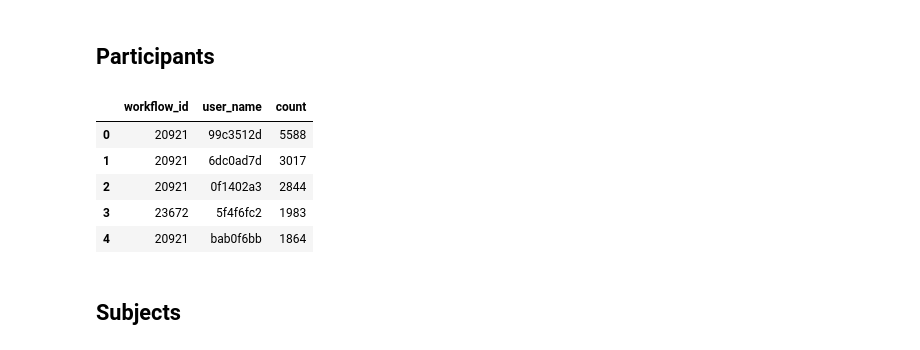
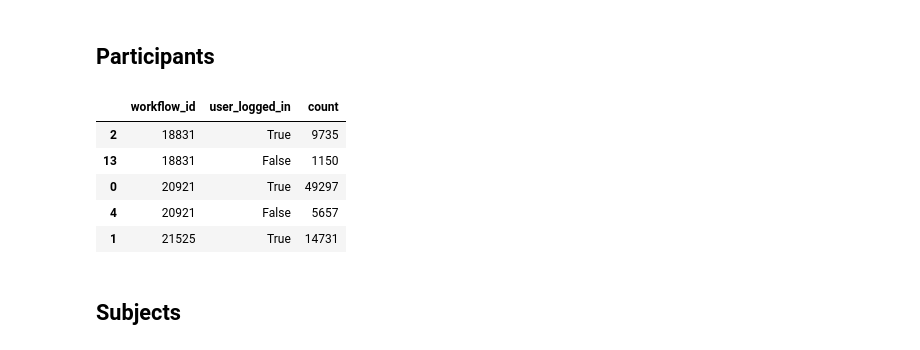
Before and after one commit to kingsdigitallab/lwm-davizct, a Jupyter notebook: notebooks/Export.ipynb, the cells around one changed output. Cells and saved outputs as stored; diff of their text form; code cells hidden in the pictures.

```diff
--- a/notebooks/Export.ipynb
+++ b/notebooks/Export.ipynb
@@ -156,31 +163,25 @@ workflows_df.head(10)
 # %% [markdown]
 ## Participants
 # %%
-participants_df = project.classifications[["workflow_id", "user_name"]]
+participants_df = project.classifications[["workflow_id", "user_logged_in"]]
 participants_df = participants_df[
     participants_df["workflow_id"].isin(projects_workflows)
 ]
 participants_df = participants_df.value_counts(
-    ["workflow_id", "user_name"]
+    ["workflow_id", "user_logged_in"]
 ).reset_index(name="count")
+participants_df = participants_df.sort_values(by="workflow_id")
 
-participants = (
-    participants_df.groupby("workflow_id")
-    .apply(lambda x: x.set_index("user_name")["count"].to_dict())
-    .to_dict()
-)
-
-with open(os.path.join(out_path, "participants.json"), "w") as f:
-    json.dump(participants, f)
+participants_df.to_json(os.path.join(out_path, "participants.json"), orient="records")
 
 participants_df.head()
 # %% [output]
-|  | workflow_id | user_name | count |
-| 0 | 20921 | 99c3512d | 5588 |
-| 1 | 20921 | 6dc0ad7d | 3017 |
-| 2 | 20921 | 0f1402a3 | 2844 |
-| 3 | 23672 | 5f4f6fc2 | 1983 |
-| 4 | 20921 | bab0f6bb | 1864 |
+|  | workflow_id | user_logged_in | count |
+| 2 | 18831 | True | 9735 |
+| 13 | 18831 | False | 1150 |
+| 0 | 20921 | True | 49297 |
+| 4 | 20921 | False | 5657 |
+| 1 | 21525 | True | 14731 |
 # %% [markdown]
 ## Subjects
 # %%
```
Also changed, not shown: parts of 4 cells of this notebook.
